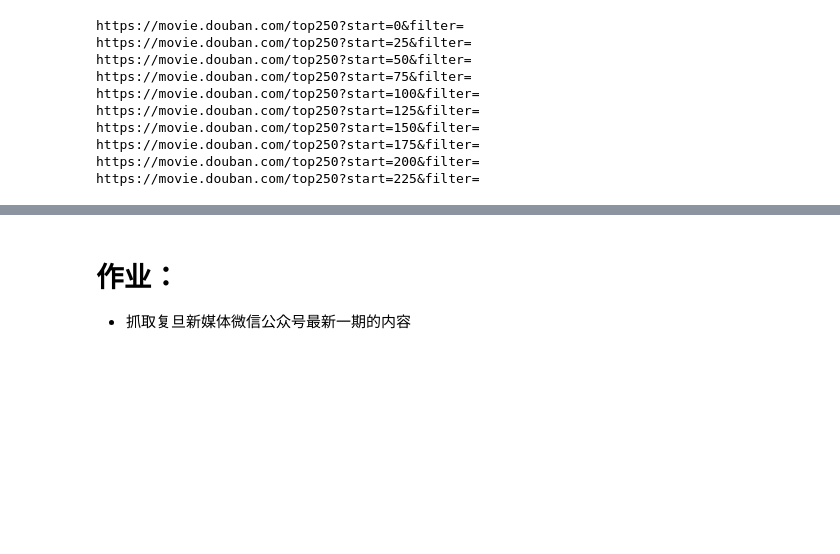
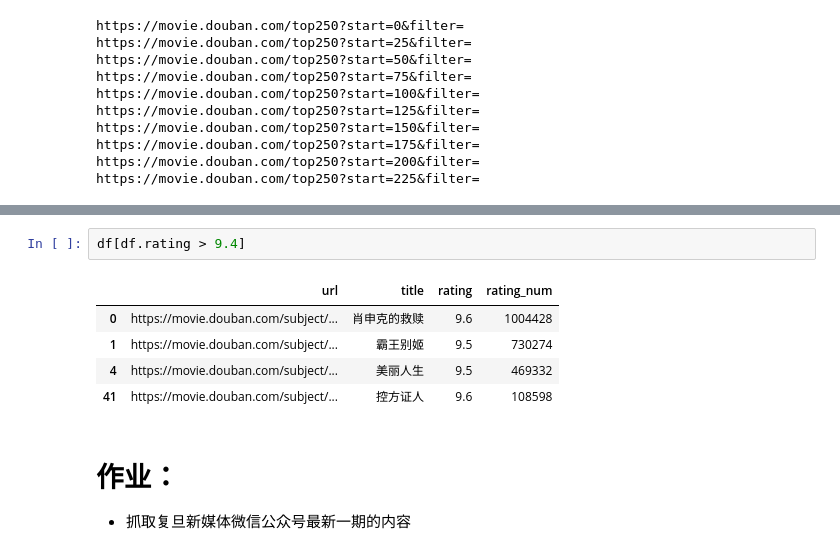
Before and after one commit to SocratesClub/bigdata, a Jupyter notebook: code/04.PythonCrawler_beautifulsoup.ipynb, the cells around one changed output, grey strips where cells are left out. Drawn from its saved outputs; the diff is of its cells as text; blank space fills up the shorter version.

```diff
--- a/code/04.PythonCrawler_beautifulsoup.ipynb
+++ b/code/04.PythonCrawler_beautifulsoup.ipynb
@@ -735,3 +808,11 @@ https://movie.douban.com/top250?start=225&filter=
+# %%
+df[df.rating > 9.4]
+# %% [output]
+|  | url | title | rating | rating_num |
+| 0 | https://movie.douban.com/subject/... | 肖申克的救赎 | 9.6 | 1004428 |
+| 1 | https://movie.douban.com/subject/... | 霸王别姬 | 9.5 | 730274 |
+| 4 | https://movie.douban.com/subject/... | 美丽人生 | 9.5 | 469332 |
+| 41 | https://movie.douban.com/subject/... | 控方证人 | 9.6 | 108598 |
 # %% [markdown]
 # 作业：
 
```
Also changed, not shown: parts of 6 cells of this notebook, 1 other file.
